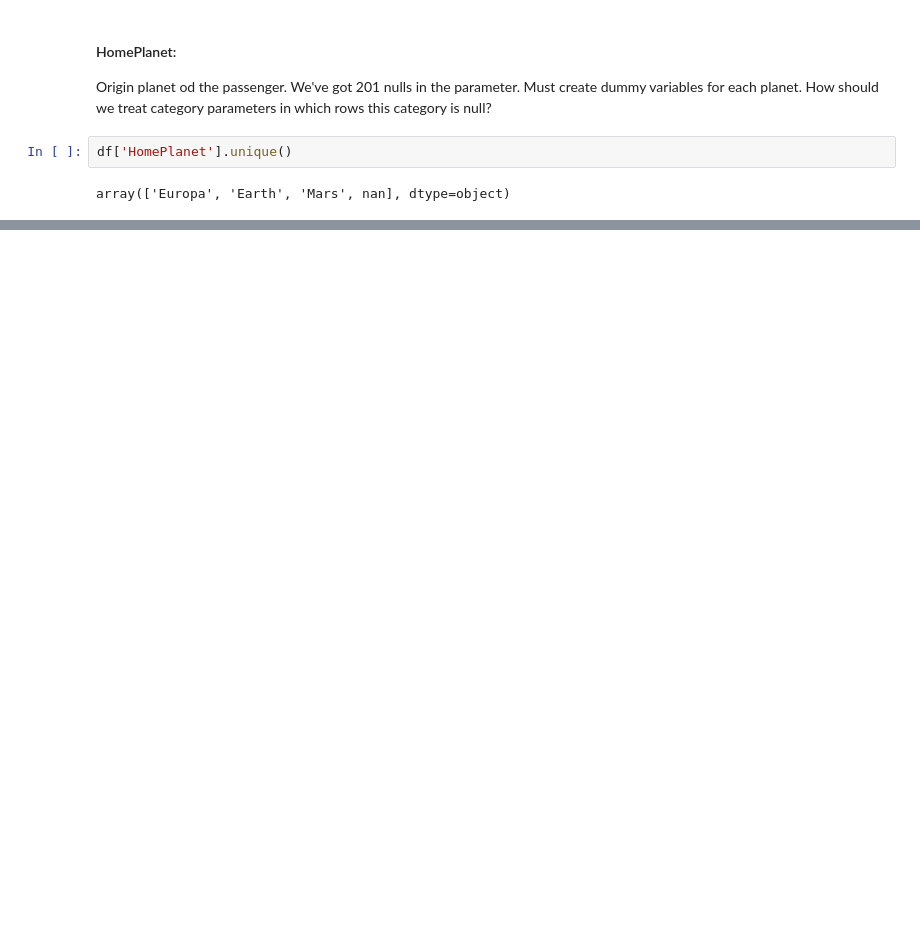
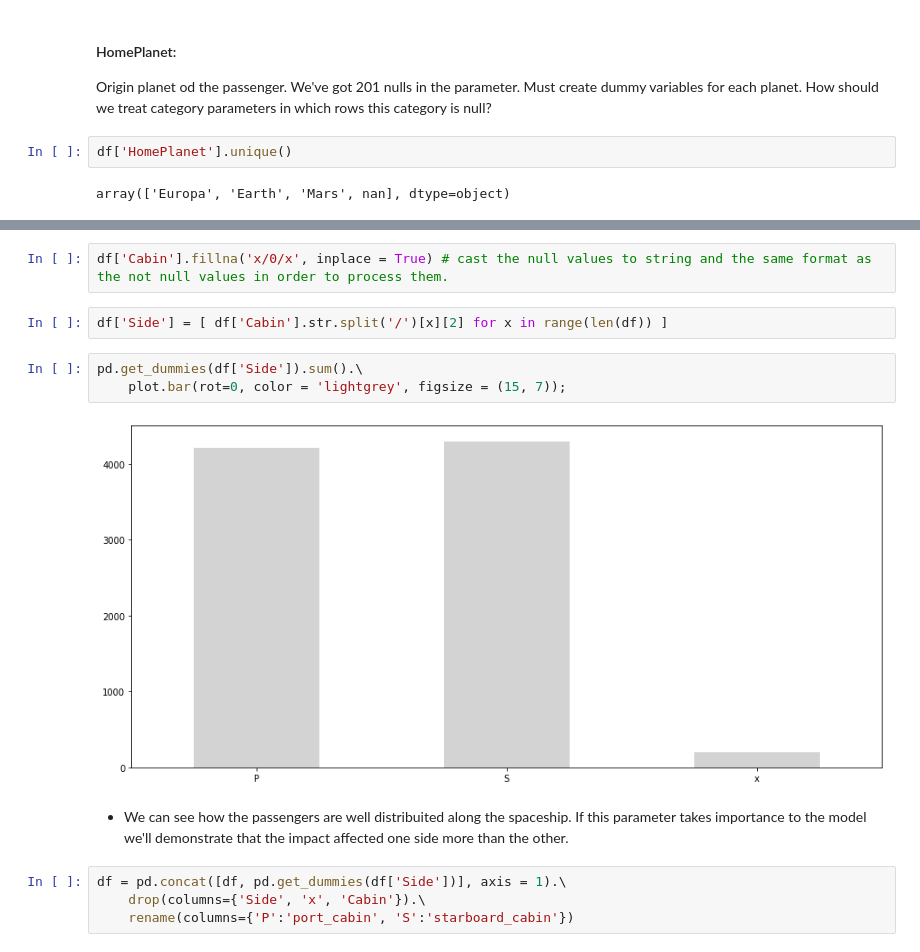
Before and after one commit to mateoricio/spaceship-titanic, a Jupyter notebook: spaceship-titanic.ipynb, the cells around one changed output, grey strips where cells are left out. Drawn from its saved outputs; the diff is of its cells as text; blank space fills up the shorter version.

```diff
--- a/spaceship-titanic.ipynb
+++ b/spaceship-titanic.ipynb
@@ -63,0 +131,15 @@ array(['Europa', 'Earth', 'Mars', nan], dtype=object)
+# %%
+df['Cabin'].fillna('x/0/x', inplace = True) # cast the null values to string and the same format as the not null values in order to process them.
+# %%
+df['Side'] = [ df['Cabin'].str.split('/')[x][2] for x in range(len(df)) ]
+# %%
+pd.get_dummies(df['Side']).sum().\
+    plot.bar(rot=0, color = 'lightgrey', figsize = (15, 7));
+# %% [output]
+[figure, added]
+# %% [markdown]
+* We can see how the passengers are well distribuited along the spaceship. If this parameter takes importance to the model we'll demonstrate that the impact affected one side more than the other.
+# %%
+df = pd.concat([df, pd.get_dummies(df['Side'])], axis = 1).\
+    drop(columns={'Side', 'x', 'Cabin'}).\
+    rename(columns={'P':'port_cabin', 'S':'starboard_cabin'})
```
Also changed, not shown: parts of 22 cells of this notebook.
